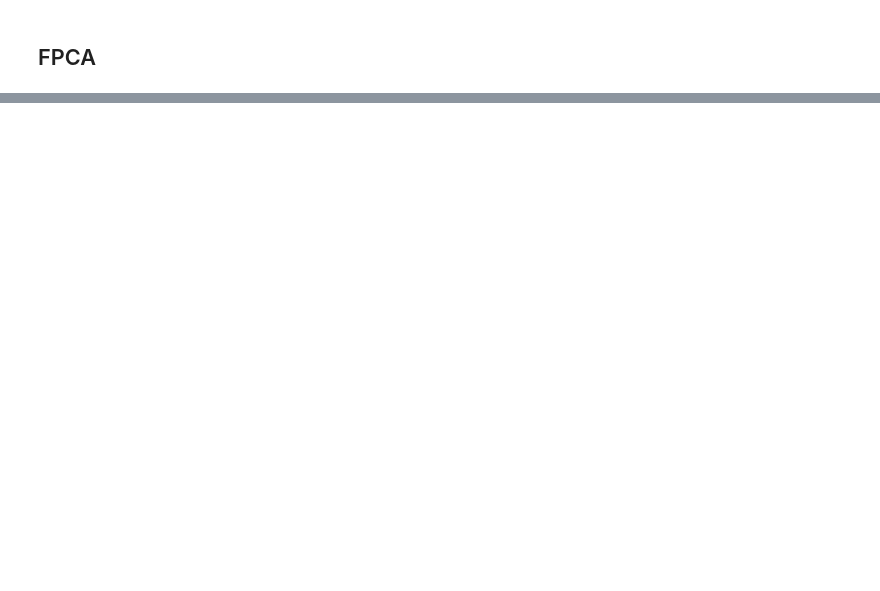
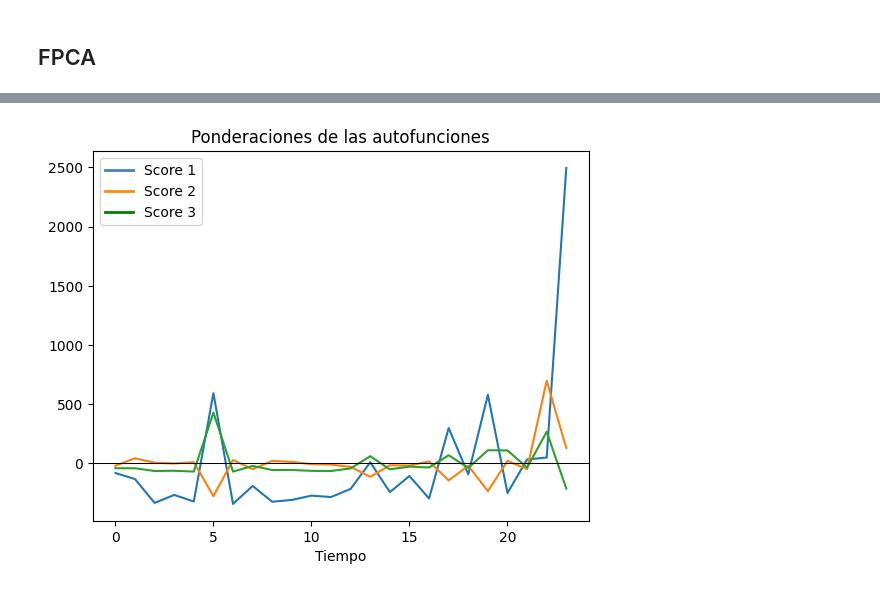
Before and after one commit to lipinoelbreve/densities-time-series, a Jupyter notebook: aplicacion_satelites.ipynb, the cells around one changed output, grey strips where cells are left out. Cells and saved outputs as stored; diff of their text form; code cells hidden in the pictures; blank space fills up the shorter version.

```diff
--- a/aplicacion_satelites.ipynb
+++ b/aplicacion_satelites.ipynb
@@ -367,0 +391,15 @@ plt.show()
+# %%
+
+plt.plot(fpca_sats.scores)
+
+custom_lines = [Line2D([0], [0], color='steelblue', lw=2),
+                Line2D([0], [0], color='darkorange', lw=2),
+                Line2D([0], [0], color='green', lw=2)]
+
+plt.title('Ponderaciones de las autofunciones')
+plt.xlabel('Tiempo')
+plt.axhline(0, color='black', linewidth=0.75)
+plt.legend(custom_lines, ['Score 1', 'Score 2', 'Score 3'])
+plt.show()
+# %% [output]
+[figure, added]
```
Also changed, not shown: parts of 23 cells of this notebook.
